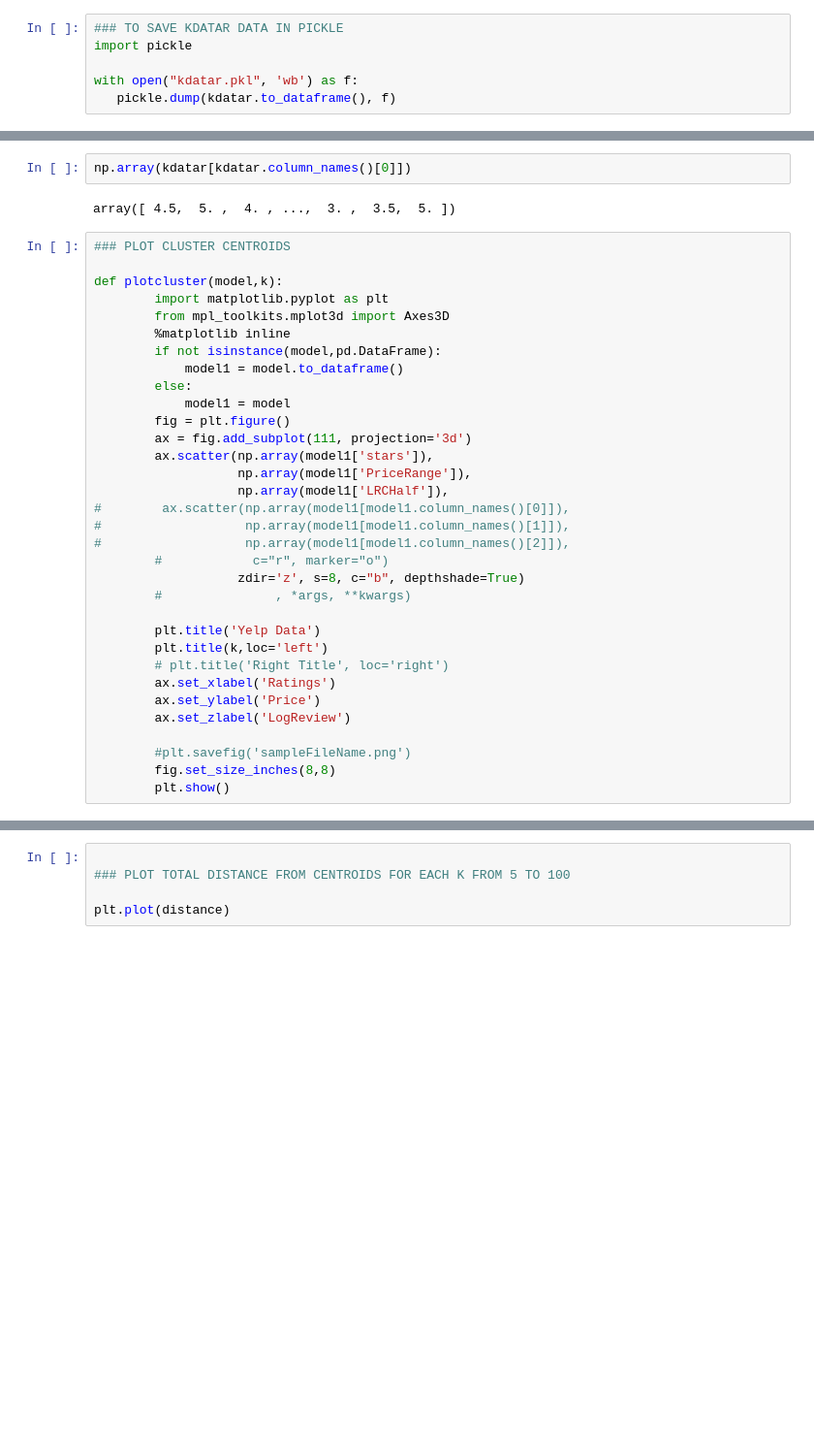
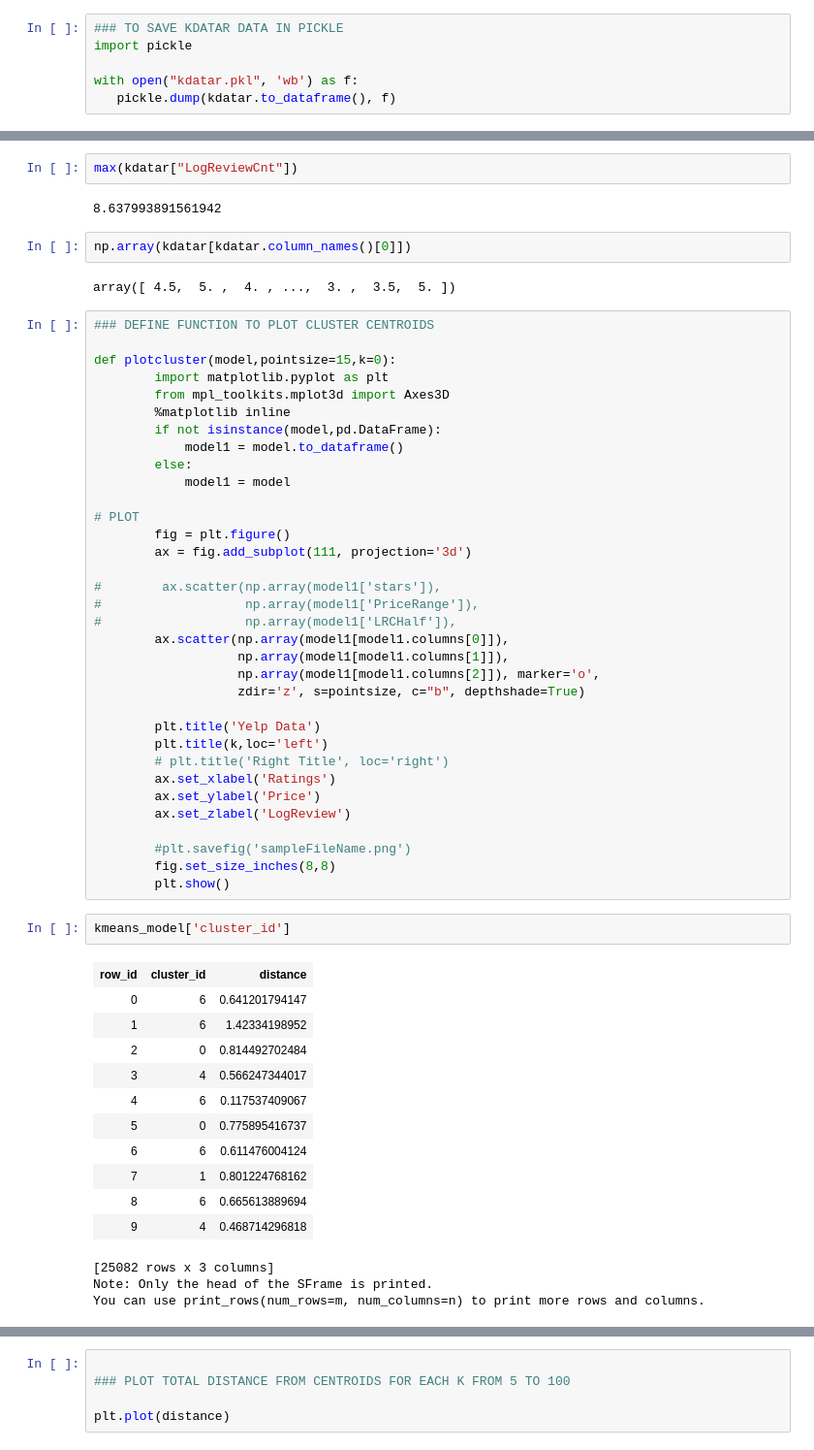
Before and after one commit to amy17519/nycdsa_capstone, a Jupyter notebook: 10_cluster/gldCapstonebiz.ipynb, the cells around one changed output, grey strips where cells are left out. Shown at 97% size. Saved outputs shown, nothing was run; the diff lists cells and outputs as text; blank space fills up the shorter version.

```diff
--- a/10_cluster/gldCapstonebiz.ipynb
+++ b/10_cluster/gldCapstonebiz.ipynb
@@ -378,14 +379,18 @@ This non-commercial license of GraphLab Create for academic use is assigned to g
 | 4.5 | 1.0 | 1.38629436112 |
 | 5.0 | 1.0 | 2.99573227355 |
 [2 rows x 3 columns]
+# %%
+max(kdatar["LogReviewCnt"])
+# %% [output]
+8.637993891561942
 # %%
 np.array(kdatar[kdatar.column_names()[0]])
 # %% [output]
 array([ 4.5,  5. ,  4. , ...,  3. ,  3.5,  5. ])
 # %%
-### PLOT CLUSTER CENTROIDS
+### DEFINE FUNCTION TO PLOT CLUSTER CENTROIDS
 
-def plotcluster(model,k):
+def plotcluster(model,pointsize=15,k=0):
         import matplotlib.pyplot as plt
         from mpl_toolkits.mplot3d import Axes3D
         %matplotlib inline
@@ -393,17 +398,18 @@ def plotcluster(model,k):
             model1 = model.to_dataframe()
         else:
             model1 = model
+
+# PLOT
         fig = plt.figure()
         ax = fig.add_subplot(111, projection='3d')
-        ax.scatter(np.array(model1['stars']),
-                   np.array(model1['PriceRange']),
-                   np.array(model1['LRCHalf']),
-#        ax.scatter(np.array(model1[model1.column_names()[0]]),
-#                   np.array(model1[model1.column_names()[1]]),
-#                   np.array(model1[model1.column_names()[2]]),
-        #            c="r", marker="o")
-                   zdir='z', s=8, c="b", depthshade=True)
-        #               , *args, **kwargs)
+
+#        ax.scatter(np.array(model1['stars']),
+#                   np.array(model1['PriceRange']),
+#                   np.array(model1['LRCHalf']),
+        ax.scatter(np.array(model1[model1.columns[0]]),
+                   np.array(model1[model1.columns[1]]),
+                   np.array(model1[model1.columns[2]]), marker='o',
+                   zdir='z', s=pointsize, c="b", depthshade=True)
 
         plt.title('Yelp Data')
         plt.title(k,loc='left')
@@ -415,6 +421,23 @@ def plotcluster(model,k):
         #plt.savefig('sampleFileName.png')
         fig.set_size_inches(8,8)
         plt.show()
+# %%
+kmeans_model['cluster_id']
+# %% [output]
+| row_id | cluster_id | distance |
+| 0 | 6 | 0.641201794147 |
+| 1 | 6 | 1.42334198952 |
+| 2 | 0 | 0.814492702484 |
+| 3 | 4 | 0.566247344017 |
+| 4 | 6 | 0.117537409067 |
+| 5 | 0 | 0.775895416737 |
+| 6 | 6 | 0.611476004124 |
+| 7 | 1 | 0.801224768162 |
+| 8 | 6 | 0.665613889694 |
+| 9 | 4 | 0.468714296818 |
+[25082 rows x 3 columns]
+Note: Only the head of the SFrame is printed.
+You can use print_rows(num_rows=m, num_columns=n) to print more rows and columns.
 # %%
 ### RUN KMEANS GRID
 distance = []
```
Also changed, not shown: parts of 28 cells of this notebook, 1 other file.
